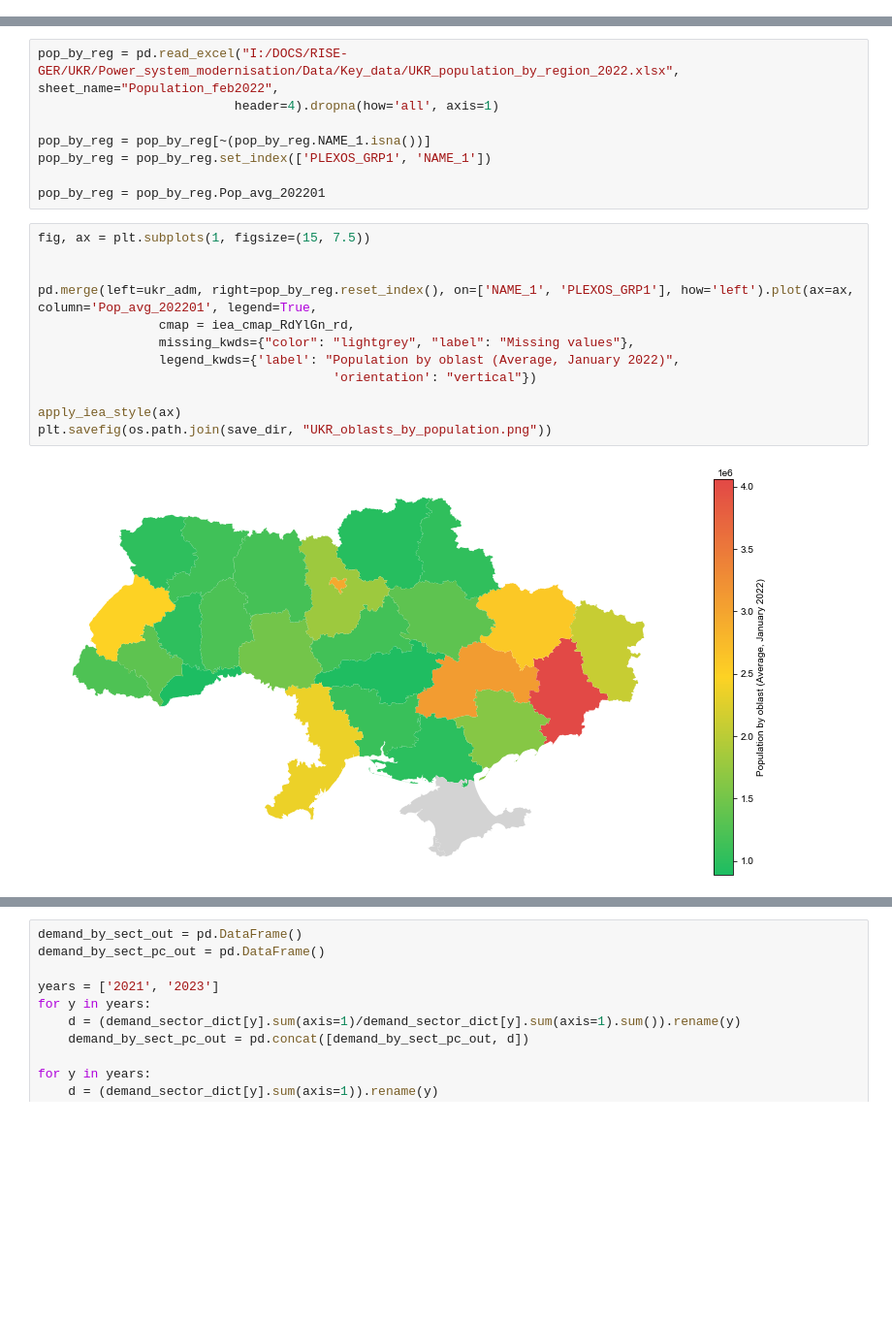
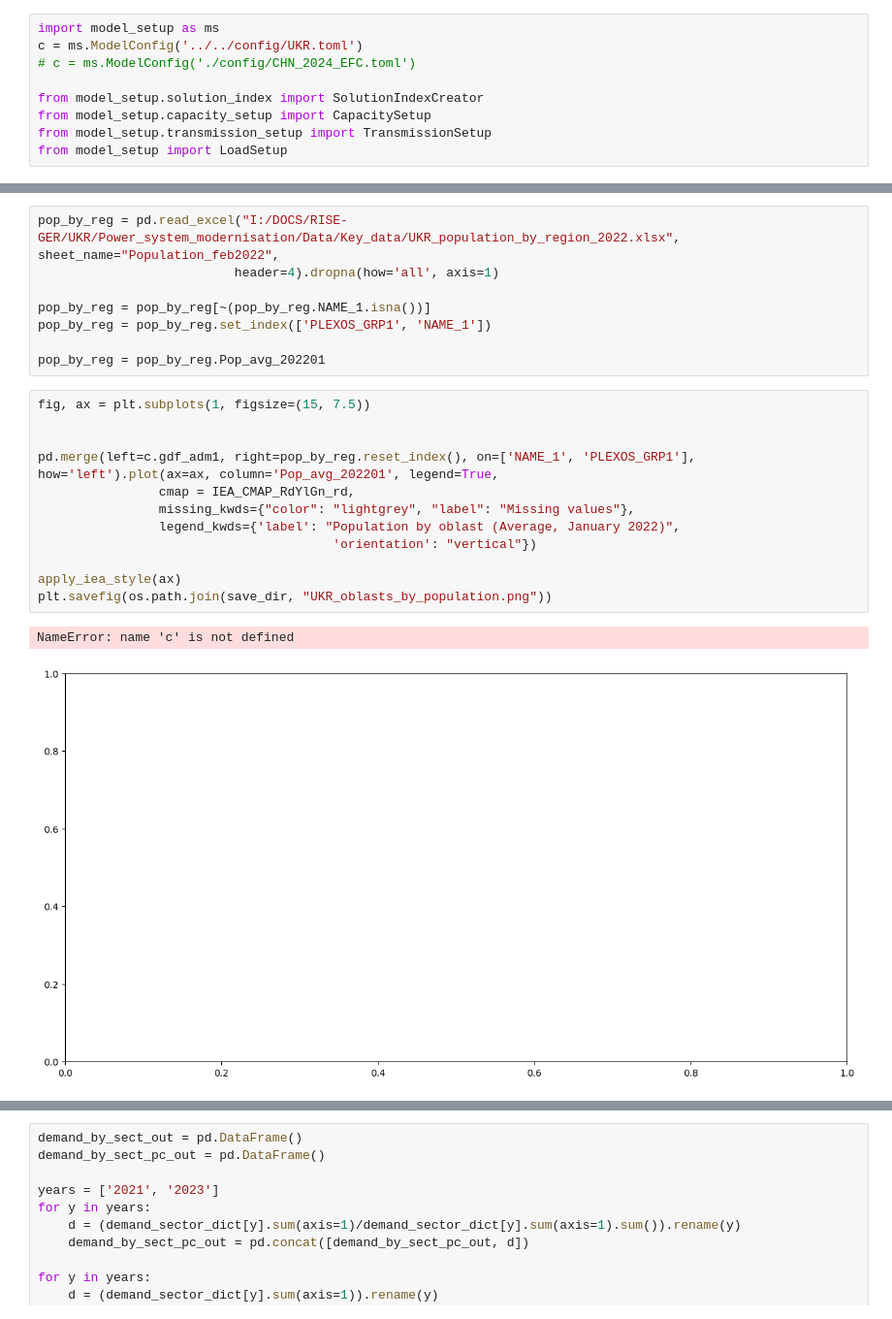
Before and after one commit to craigl33/plexos-model-setup, a Jupyter notebook: notebooks/UKR/20230926_UKR_DemandProcessing.ipynb, the cells around one changed output, grey strips where cells are left out. Shown: that part at 97% size. Drawn from its saved outputs; the diff is of its cells as text; blank space fills up the shorter version.

```diff
--- a/notebooks/UKR/20230926_UKR_DemandProcessing.ipynb
+++ b/notebooks/UKR/20230926_UKR_DemandProcessing.ipynb
@@ -198,0 +38,9 @@ fig.savefig("Y:/Modelling/Ukraine/2023_UKR_ST_Security/ukr_adm_map.png", dpi=300
+# %%
+import model_setup as ms
+c = ms.ModelConfig('../../config/UKR.toml')
+# c = ms.ModelConfig('./config/CHN_2024_EFC.toml')
+
+from model_setup.solution_index import SolutionIndexCreator
+from model_setup.capacity_setup import CapacitySetup
+from model_setup.transmission_setup import TransmissionSetup
+from model_setup import LoadSetup
@@ -639,14 +386,15 @@ pop_by_reg = pop_by_reg.Pop_avg_202201
 # %%
 fig, ax = plt.subplots(1, figsize=(15, 7.5))
 
 
-pd.merge(left=ukr_adm, right=pop_by_reg.reset_index(), on=['NAME_1', 'PLEXOS_GRP1'], how='left').plot(ax=ax, column='Pop_avg_202201', legend=True,
-                cmap = iea_cmap_RdYlGn_rd,
+pd.merge(left=c.gdf_adm1, right=pop_by_reg.reset_index(), on=['NAME_1', 'PLEXOS_GRP1'], how='left').plot(ax=ax, column='Pop_avg_202201', legend=True,
+                cmap = IEA_CMAP_RdYlGn_rd,
                 missing_kwds={"color": "lightgrey", "label": "Missing values"},
                 legend_kwds={'label': "Population by oblast (Average, January 2022)",
                                        'orientation': "vertical"})
 
 apply_iea_style(ax)
 plt.savefig(os.path.join(save_dir, "UKR_oblasts_by_population.png"))
 # %% [output]
+NameError: name 'c' is not defined
-[figure, old version]
+[figure, new version]
```
Also changed, not shown: parts of 46 cells of this notebook, 18 other files.
